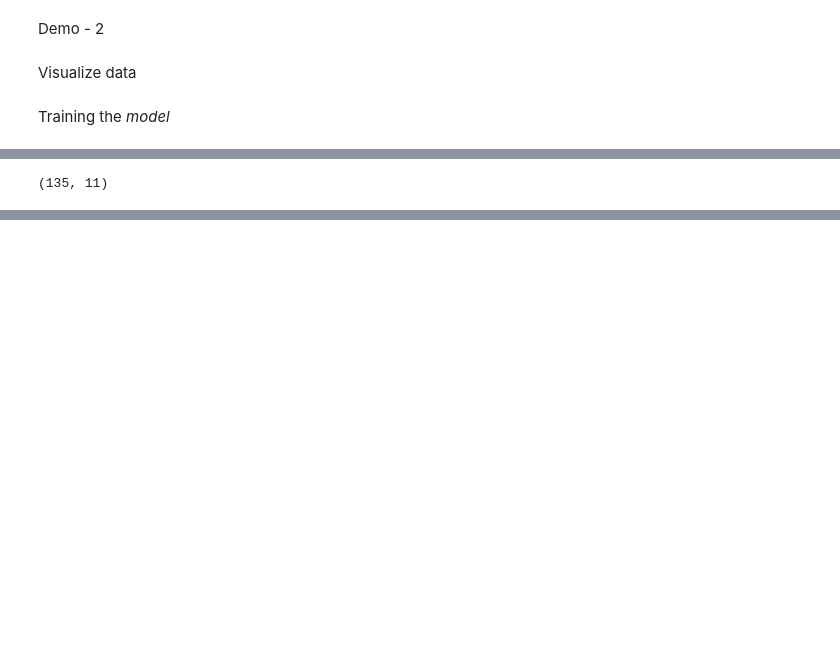
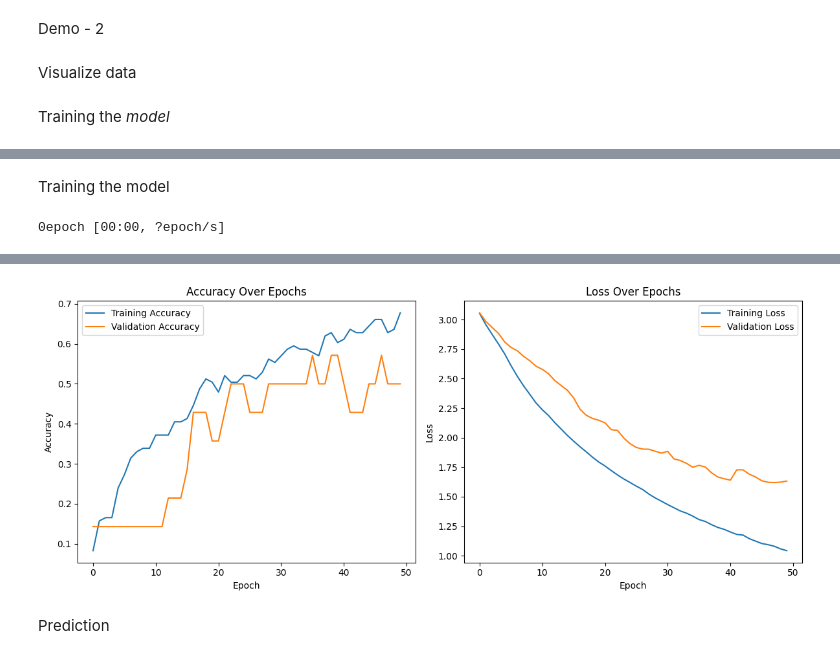
Before and after one commit to MaheeGamage/TIES4911-DL-for-dev, a Jupyter notebook: Demo/demo-2/demo-2.ipynb, the cells around one changed output, grey strips where cells are left out. Cells and saved outputs as stored; diff of their text form; code cells hidden in the pictures; blank space fills up the shorter version.

```diff
--- a/Demo/demo-2/demo-2.ipynb
+++ b/Demo/demo-2/demo-2.ipynb
@@ -113,4 +137,45 @@ Epoch 100/100
-# %%
-X_train.shape
-# %% [output]
-(135, 11)
+# %% [markdown]
+Training the model
+# %%
+# Build the neural network model
+model = Sequential()
+model.add(Dense(64, input_dim=X_train.shape[1], activation='relu'))
+model.add(Dense(32, activation='relu'))
+model.add(Dense(y_train.shape[1], activation='softmax'))
+
+# Compile the model
+model.compile(loss='categorical_crossentropy', optimizer='adam', metrics=['accuracy'])
+
+# Train the model
+history = model.fit(X_train, y_train, epochs=50, batch_size=10, validation_split=0.1, callbacks=[TqdmCallback(verbose=1)], verbose=0)
+
+# Evaluate the model
+test_loss, test_acc = model.evaluate(X_test, y_test, verbose=0)
+print(f"Test Accuracy: {test_acc:.4f}")
+print(f"Test Loss: {test_loss:.4f}")
+
+# Plot training history
+plt.figure(figsize=(12, 5))
+
+# Plot accuracy
+plt.subplot(1, 2, 1)
+plt.plot(history.history["accuracy"], label="Training Accuracy")
+plt.plot(history.history["val_accuracy"], label="Validation Accuracy")
+plt.title("Accuracy Over Epochs")
+plt.xlabel("Epoch")
+plt.ylabel("Accuracy")
+plt.legend()
+
+# Plot loss
+plt.subplot(1, 2, 2)
+plt.plot(history.history["loss"], label="Training Loss")
+plt.plot(history.history["val_loss"], label="Validation Loss")
+plt.title("Loss Over Epochs")
+plt.xlabel("Epoch")
+plt.ylabel("Loss")
+plt.legend()
+
+plt.tight_layout()
+plt.show()
+# %% [output]
+0epoch [00:00, ?epoch/s]
@@ -117,3 +184,6 @@ X_train.shape
+[figure, added]
+# %% [markdown]
+Prediction
 # %%
 # Example predictions
 import numpy as np
```
Also changed, not shown: parts of 9 cells of this notebook.
